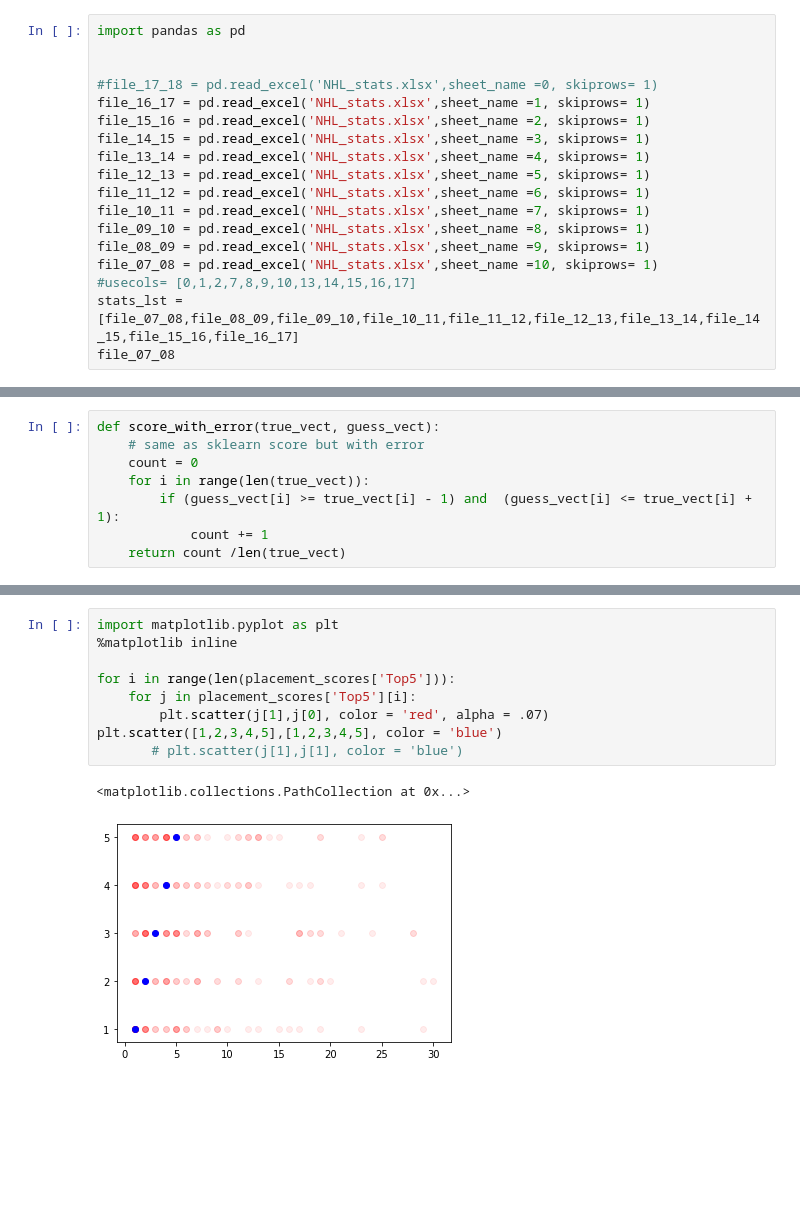
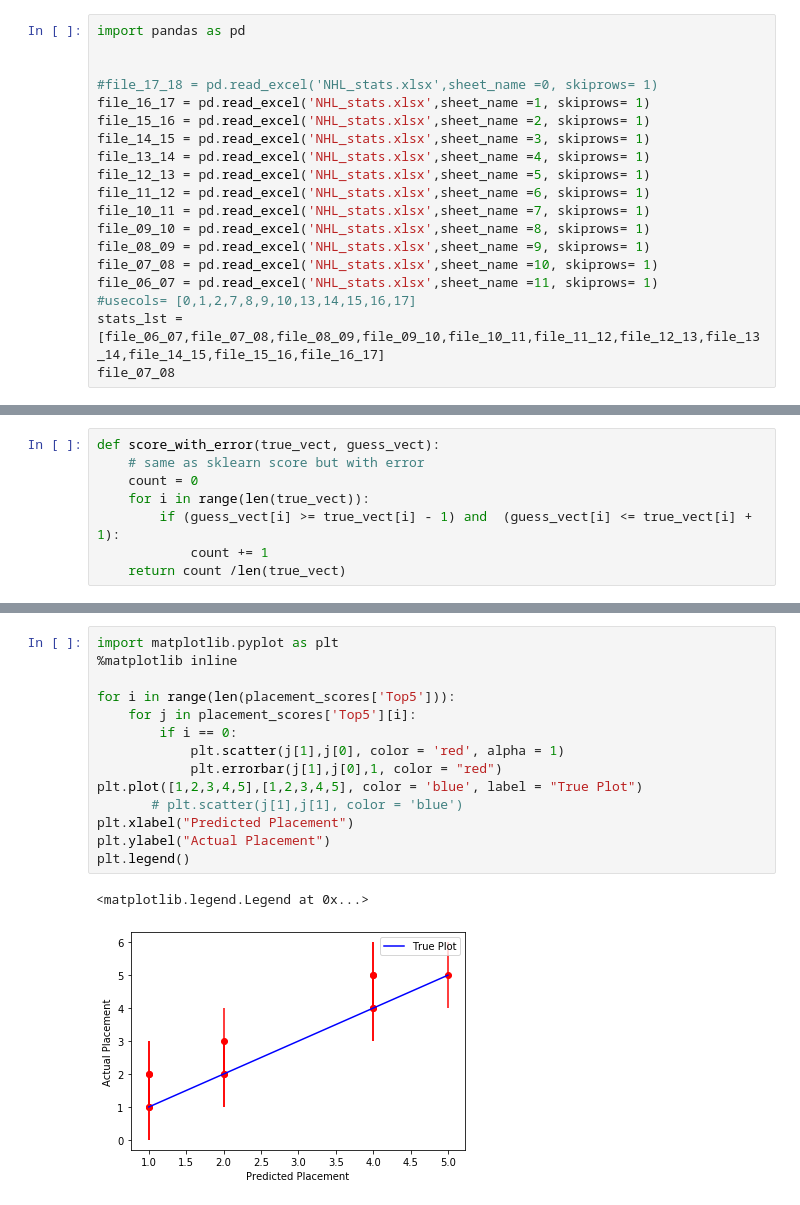
Before and after one commit to daviso42/CMSE202_Final_Project, a Jupyter notebook: TeamClass.ipynb, the cells around one changed output, grey strips where cells are left out. Cells and saved outputs as stored; diff of their text form; blank space fills up the shorter version.

Commit message:
added 06-07season and added error bars to plots

```diff
--- a/TeamClass.ipynb
+++ b/TeamClass.ipynb
@@ -13,8 +13,9 @@ file_10_11 = pd.read_excel('NHL_stats.xlsx',sheet_name =7, skiprows= 1)
 file_09_10 = pd.read_excel('NHL_stats.xlsx',sheet_name =8, skiprows= 1)
 file_08_09 = pd.read_excel('NHL_stats.xlsx',sheet_name =9, skiprows= 1)
 file_07_08 = pd.read_excel('NHL_stats.xlsx',sheet_name =10, skiprows= 1)
+file_06_07 = pd.read_excel('NHL_stats.xlsx',sheet_name =11, skiprows= 1)
 #usecols= [0,1,2,7,8,9,10,13,14,15,16,17]
-stats_lst = [file_07_08,file_08_09,file_09_10,file_10_11,file_11_12,file_12_13,file_13_14,file_14_15,file_15_16,file_16_17]
+stats_lst = [file_06_07,file_07_08,file_08_09,file_09_10,file_10_11,file_11_12,file_12_13,file_13_14,file_14_15,file_15_16,file_16_17]
 file_07_08
 # %% [output]
 |  | Rk | 2007-2008 | AvAge | GP | W | L | OL | PTS | PTS% | GF | ... | ... |
@@ -175,12 +176,17 @@ print(np.round(score,5))
 # %%
 import matplotlib.pyplot as plt
 %matplotlib inline
 
 for i in range(len(placement_scores['Top5'])):
     for j in placement_scores['Top5'][i]:
-        plt.scatter(j[1],j[0], color = 'red', alpha = .07)
-plt.scatter([1,2,3,4,5],[1,2,3,4,5], color = 'blue')
+        if i == 0:
+            plt.scatter(j[1],j[0], color = 'red', alpha = 1)
+            plt.errorbar(j[1],j[0],1, color = "red")
+plt.plot([1,2,3,4,5],[1,2,3,4,5], color = 'blue', label = "True Plot")
        # plt.scatter(j[1],j[1], color = 'blue')
+plt.xlabel("Predicted Placement")
+plt.ylabel("Actual Placement")
+plt.legend()
 # %% [output]
-<matplotlib.collections.PathCollection at 0x...>
+<matplotlib.legend.Legend at 0x...>
-[figure, old version]
+[figure, new version]
```
Also changed, not shown: parts of 7 cells of this notebook, 1 other file.
